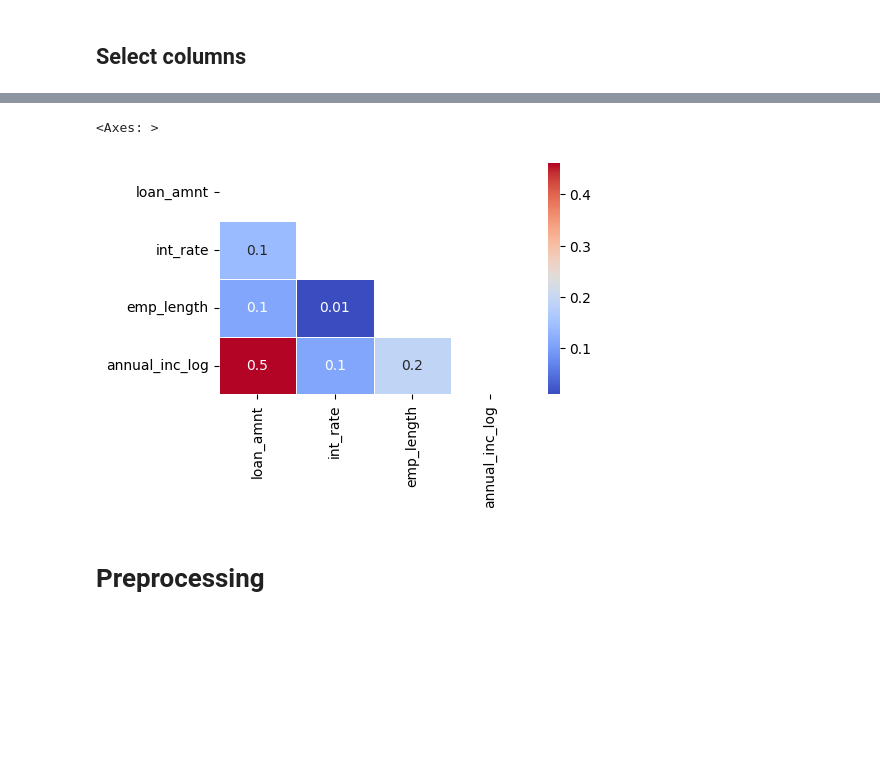
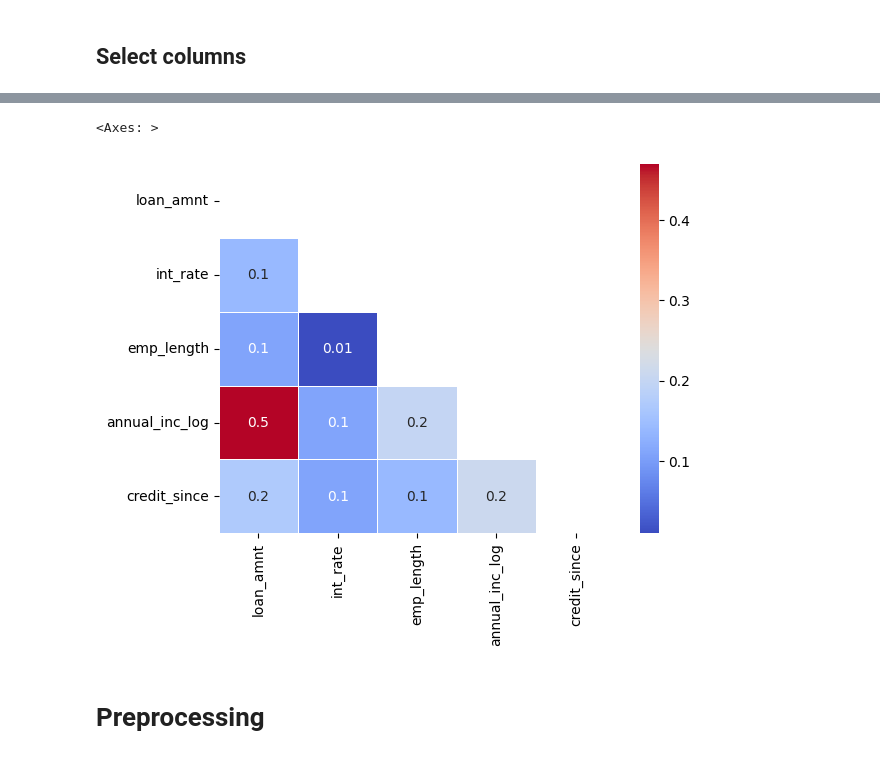
Before and after one commit to Alex1iv/Loan_repayment, a Jupyter notebook: notebooks/Loan_repayment.ipynb, the cells around one changed output, grey strips where cells are left out. Drawn from its saved outputs; the diff is of its cells as text; code cells hidden in the pictures; blank space fills up the shorter version.

```diff
--- a/notebooks/Loan_repayment.ipynb
+++ b/notebooks/Loan_repayment.ipynb
@@ -1093,5 +1020,5 @@ Name: pub_rec_bankruptcies, Length: 12, dtype: int64
 # %%
-data['bankruptcies'] = data['pub_rec_bankruptcies'].apply(lambda x: x if x<3 else 4)
-data['bankruptcies'] = data['bankruptcies'].astype('category')
+data['bankruptcies'] = data['pub_rec_bankruptcies'].apply(lambda x: 0 if x==0 else 1).astype('category')
+#data['bankruptcies'] = data['bankruptcies'].astype('category')
 data['bankruptcies'].value_counts()
 # %% [output]
@@ -1104,0 +1049,4 @@ data.drop(['pub_rec_bankruptcies'], axis=1, inplace=True)
+# %%
+data['earliest_cr_line'] = pd.to_datetime(data['earliest_cr_line'], errors='coerce').dt.date
+data['credit_since'] = data['issued_year'] - pd.to_datetime(data['earliest_cr_line'], errors='coerce').dt.year
+data['credit_since']
@@ -1105,7 +1107,12 @@ data.drop(['pub_rec_bankruptcies'], axis=1, inplace=True)
 # %% [markdown]
 ## Select columns
+# %%
+data_copy = data.query("loan_status in ['Fully Paid', 'Charged Off']")
+# Delete less informative feature 'grade'
+data_copy.drop(['grade'], axis=1, inplace=True) #'sub_grade'
 # %%
-data = data[['loan_amnt', 'term', 'int_rate', 'grade', 'sub_grade', 'emp_title', 'emp_length','loan_status','home_ownership','annual_inc_log','verification_status','purpose','bankruptcies']] #'pymnt_plan'
+data_copy = data_copy[['loan_amnt', 'term', 'int_rate', 'sub_grade', 'emp_title', 'emp_length','loan_status','home_ownership','annual_inc_log','purpose','bankruptcies', 'credit_since', 'source_verified','income_verified']]  #'pymnt_plan''credit_since', 'grade', 'verification_status',
 
+data_copy.columns
 # data = data[['loan_amnt', 'term', 'int_rate', 'installment', 'grade', 'sub_grade', \
 #     'emp_title', 'emp_length','loan_status']]
@@ -1124,16 +1144,16 @@ Index(['loan_amnt', 'term', 'int_rate', 'sub_grade', 'emp_title', 'emp_length',
 # %%
 # heatmap
 
-fig = plt.figure(figsize=(5, 3))
-matrix = np.triu(data.corr(numeric_only=True))
-sns.heatmap(round(abs(data.corr(numeric_only=True)), 2), annot=True, fmt='.1g', linewidths=.5, cmap= 'coolwarm', mask=matrix)#vmin=-1, vmax=1, center= 0,
+#fig = plt.figure(figsize=(30, 20))
+matrix = np.triu(data_copy.corr(numeric_only=True))
+sns.heatmap(round(abs(data_copy.corr(numeric_only=True)), 2), annot=True, fmt='.1g', linewidths=.5, cmap= 'coolwarm', mask=matrix)#vmin=-1, vmax=1, center= 0,
 
 
 #ax.set_title('Рис. 6 - Тепловая карта корреляции переменных', y=-0.15, fontsize=12);
 #ax.tick_params(axis='y', rotation=0)
 # %% [output]
 <Axes: >
-[figure, old version]
+[figure, new version]
 # %% [markdown]
 # Preprocessing
 # %%
```
Also changed, not shown: parts of 174 cells of this notebook.
